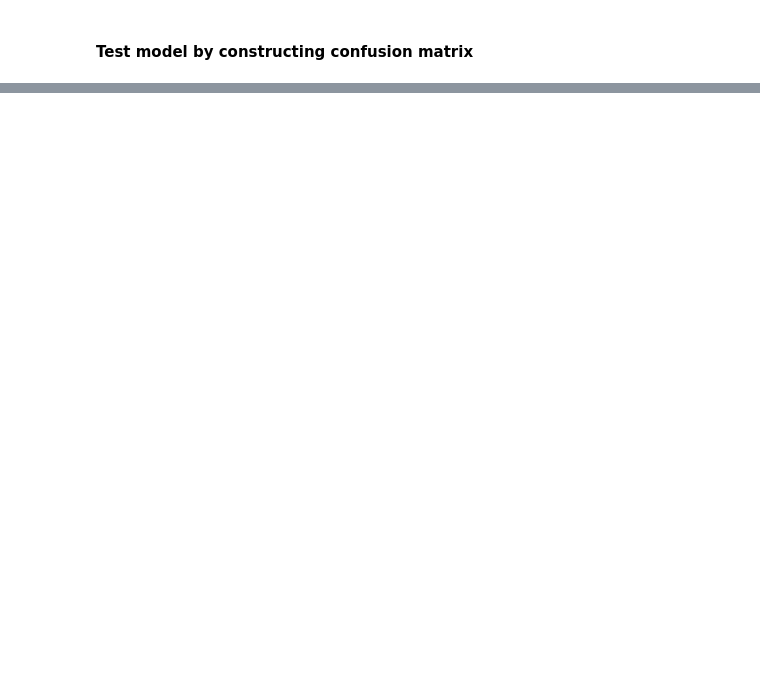
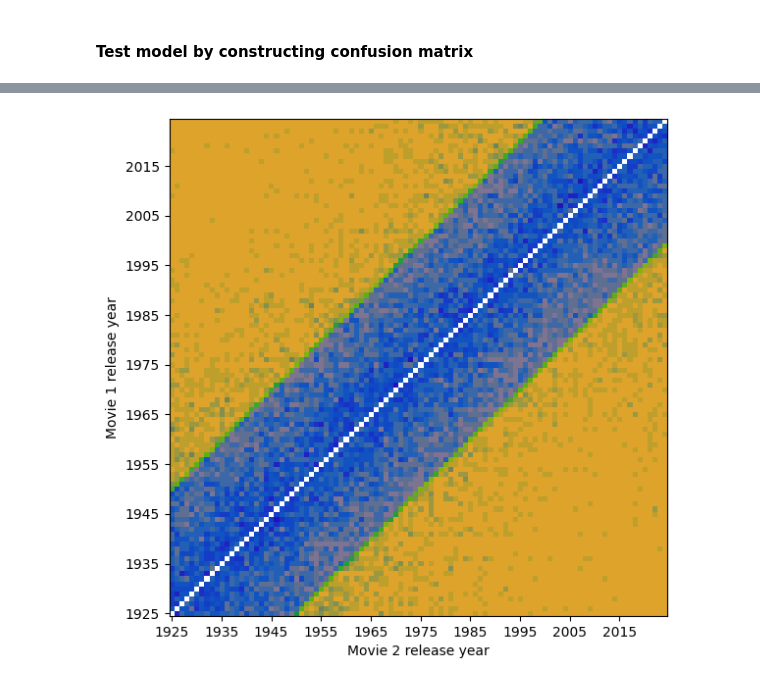
Before and after one commit to RickHanish/Movie_Poster_Dating, a Jupyter notebook: final_project.ipynb, the cells around one changed output, grey strips where cells are left out. Cells and saved outputs as stored; diff of their text form; code cells hidden in the pictures; blank space fills up the shorter version.

```diff
--- a/final_project.ipynb
+++ b/final_project.ipynb
@@ -460,0 +515,31 @@ plt.show()
+# %%
+X = 25
+
+rgba = cmap(norm(confusion_matrix))
+outside_color, inside_color, online_color, white = np.array([[.75, .375, .2], [0, 0, 1], [0, .5, 0], [1, 1, 1]])
+color_weight = 0.5
+
+for rownum in range(num_years):
+    row = rgba[rownum, :, :3]
+    distances = np.abs(np.arange(len(row)) - rownum)
+
+    row[distances < X] = row[distances < X] * (1 - color_weight) + inside_color * color_weight
+    row[distances > X] = row[distances > X] * (1 - color_weight) + outside_color * color_weight
+    row[distances == X] = row[distances == X] * (1 - color_weight) + online_color * color_weight
+    row[rownum] = white
+
+fig, ax = plt.subplots(figsize=(6,6))
+ax.imshow(rgba)
+ax.invert_yaxis()
+range_number, coef, offset = 10, 10, first_year
+ax.set_xticks([coef*i for i in range(range_number)], [coef*i+offset for i in range(range_number)])
+ax.set_yticks([coef*i for i in range(range_number)], [coef*i+offset for i in range(range_number)])
+
+ax.set(ylabel='Movie 1 release year', xlabel='Movie 2 release year',
+       xticks=[coef*i for i in range(range_number)], yticks=[coef*i for i in range(range_number)],
+       xticklabels=[coef*i+offset for i in range(range_number)], yticklabels=[coef*i+offset for i in range(range_number)])
+fig.tight_layout()
+plt.savefig(f'report_figures/analysis_interpretation_{X}.png')
+plt.show()
+# %% [output]
+[figure, added]
```
Also changed, not shown: parts of 12 cells of this notebook, 1 other file.
